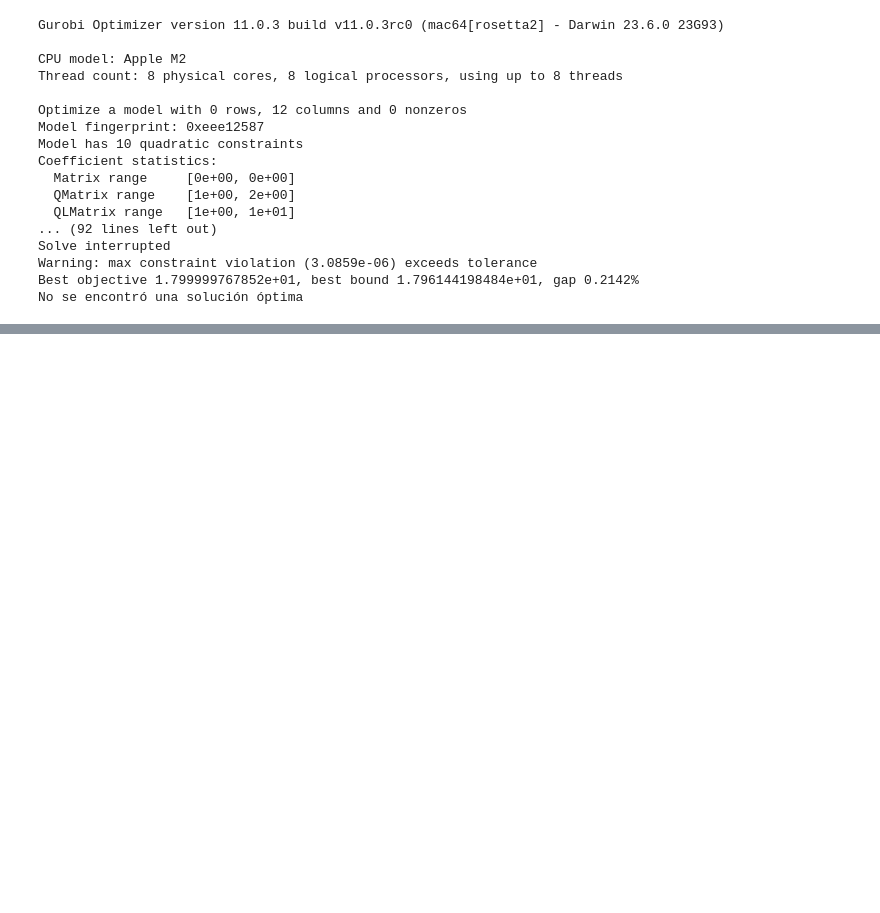
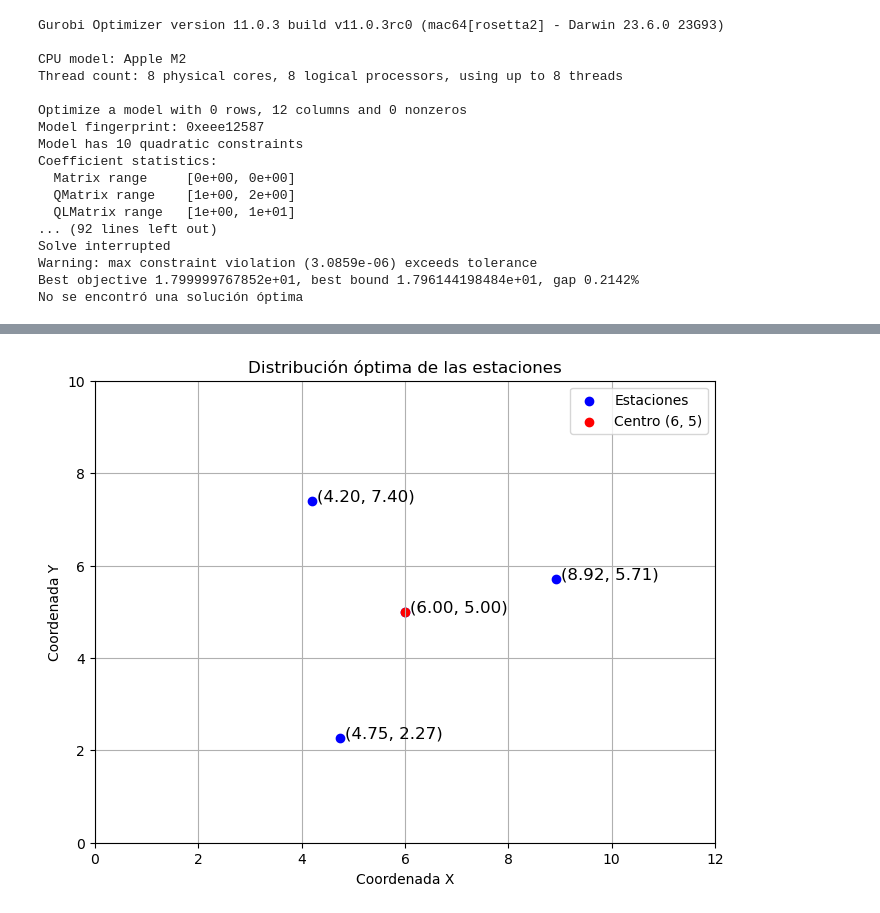
Before and after one commit to Mario-Rivera-A/Tarea1_GOA, a Jupyter notebook: tarea1.ipynb, the cells around one changed output, grey strips where cells are left out. Cells and saved outputs as stored; diff of their text form; code cells hidden in the pictures; blank space fills up the shorter version.

Commit message:
distancia euclidiana y manhattan problema 3

```diff
--- a/tarea1.ipynb
+++ b/tarea1.ipynb
@@ -1493,0 +1496,85 @@ No se encontró una solución óptima
+# %%
+#Distancia euclidiana
+import numpy as np
+import matplotlib.pyplot as plt
+from scipy.optimize import minimize
+from scipy.spatial.distance import cdist
+
+# Función objetivo: Minimizar la suma de las distancias euclidianas al centro (6, 5)
+def objective(x):
+    # x es un vector de tamaño 8, representando las coordenadas de las 4 estaciones
+    stations = x.reshape(4, 2)
+    # Calcular las distancias al centro (6, 5)
+    distances = np.sqrt((stations[:, 0] - 6)**2 + (stations[:, 1] - 5)**2)
+    return np.sum(distances)
+
+# Restricción 1: Límites de las coordenadas
+def constraint1(x):
+    stations = x.reshape(4, 2)
+    # Verificar que las coordenadas estén dentro de los límites [2, 10] para x y [2, 8] para y
+    return np.array([np.min(stations, axis=0) - [2, 2], [10, 8] - np.max(stations, axis=0)]).flatten()
+
+# Restricción 2: Distancia mínima entre estaciones
+def constraint2(x):
+    stations = x.reshape(4, 2)
+    distances_between_stations = cdist(stations, stations)
+    np.fill_diagonal(distances_between_stations, np.inf)  # Ignorar la distancia de una estación a sí misma
+    return np.min(distances_between_stations) - 3  # Las estaciones deben estar al menos a 3 metros de distancia
+
+# Condiciones iniciales
+x0 = np.random.uniform(2, 10, size=8)
+
+# Definir las restricciones
+cons = (
+    {'type': 'ineq', 'fun': constraint1},  # Límites en las coordenadas
+    {'type': 'ineq', 'fun': constraint2}   # Distancia mínima entre estaciones
+)
+
+# Resolver el problema de optimización
+sol = minimize(objective, x0, method='SLSQP', constraints=cons, bounds=[(2, 10), (2, 8)]*4)
+
+# Obtener las coordenadas óptimas
+#optimal_stations = sol.x.reshape(4, 2)
+#print("Coordenadas óptimas de las estaciones:")
+#print(optimal_stations)
+#print(sol.fun)
+
+ubicaciones_optimas = sol.x.reshape((4, 2))
+print("Coordenadas óptimas para los 4 puntos:")
+for i, punto in enumerate(ubicaciones_optimas, start=1):
+    print(f"Punto {i}: (x, y) = ({punto[0]:.4f}, {punto[1]:.4f})")
+print("Valor de la función objetivo (distancia total):", sol.fun)
+
+center = [6, 5]
+
+# Crear la figura
+plt.figure(figsize=(8, 6))
+
+# Graficar las estaciones
+plt.scatter(ubicaciones_optimas[:, 0], ubicaciones_optimas[:, 1], color='blue', label='Estaciones')
+
+# Graficar el centro de gravedad
+plt.scatter(center[0], center[1], color='red', label='Centro (6, 5)')
+
+# Límites del gráfico
+plt.xlim(0, 12)
+plt.ylim(0, 10)
+
+# Añadir etiquetas y título
+plt.title('Distribución óptima de las estaciones')
+plt.xlabel('Coordenada X')
+plt.ylabel('Coordenada Y')
+
+# Añadir etiquetas a las estaciones junto con las coordenadas
+for i, (x, y) in enumerate(ubicaciones_optimas):
+    plt.text(x + 0.1, y, f'({x:.2f}, {y:.2f})', fontsize=12, color='black')
+
+# Mostrar la leyenda
+plt.legend()
+
+# Mostrar la cuadrícula
+plt.grid(True)
+
+# Mostrar gráfico
+plt.show()
+# %% [output]
@@ -1493,0 +1587 @@ No se encontró una solución óptima
+[figure, added]
```
Also changed, not shown: parts of 4 cells of this notebook.
